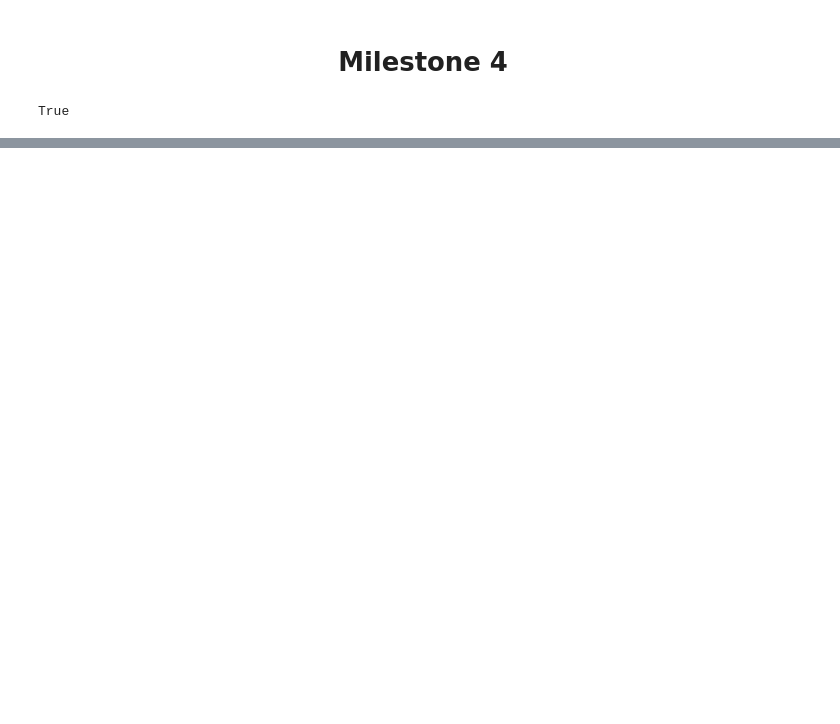
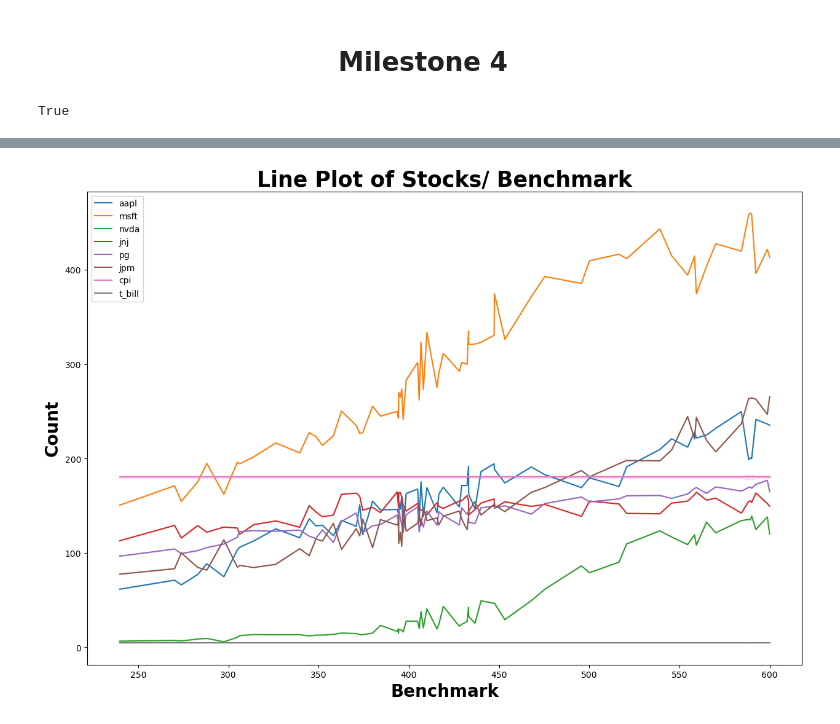
Before and after one commit to MWPerrineJr/data_prep_final, a Jupyter notebook: Final Project.ipynb, the cells around one changed output, grey strips where cells are left out. Saved outputs shown, nothing was run; the diff lists cells and outputs as text; code cells hidden in the pictures; blank space fills up the shorter version.

```diff
--- a/Final Project.ipynb
+++ b/Final Project.ipynb
@@ -477,0 +357,17 @@ stock_data
+# %%
+plt.figure(figsize=(15,10))
+sns.lineplot(data=df, x='benchmark', y='aapl', label='aapl')
+sns.lineplot(data=df, x='benchmark', y='msft', label='msft')
+sns.lineplot(data=df, x='benchmark', y='nvda', label='nvda')
+sns.lineplot(data=df, x='benchmark', y='jnj', label='jnj')
+sns.lineplot(data=df, x='benchmark', y='pg', label='pg')
+sns.lineplot(data=df, x='benchmark', y='jpm', label='jpm')
+sns.lineplot(data=df, x='benchmark', y='cpi', label='cpi')
+sns.lineplot(data=df, x='benchmark', y='t_bill', label='t_bill')
+plt.title('Line Plot of Stocks/ Benchmark',fontsize= 25, weight = 'bold')
+plt.xlabel('Benchmark', fontsize= 20, weight = 'bold')
+plt.ylabel('Count', fontsize= 20, weight = 'bold')
+plt.legend()
+plt.show()
+# %% [output]
+[figure, added]
```
Also changed, not shown: parts of 73 cells of this notebook, 4 other files.
